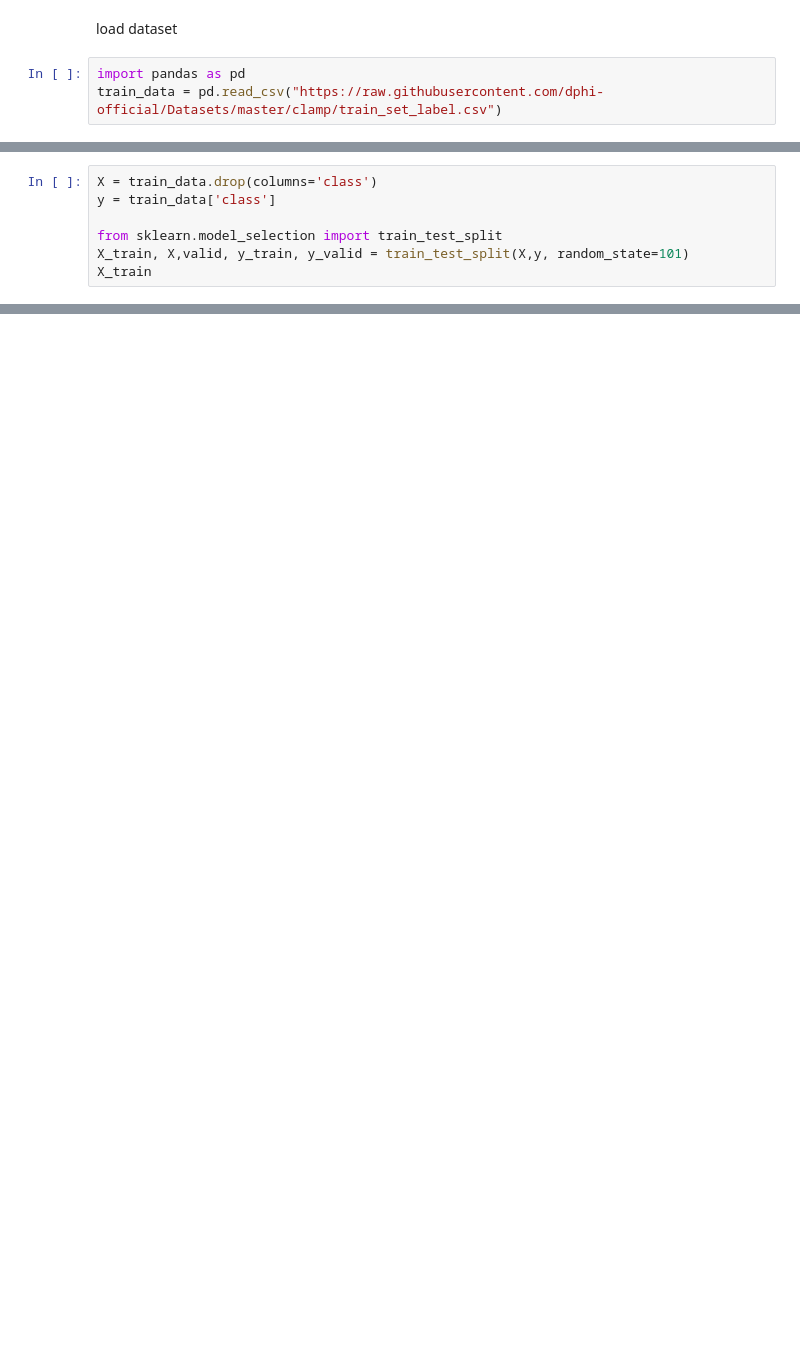
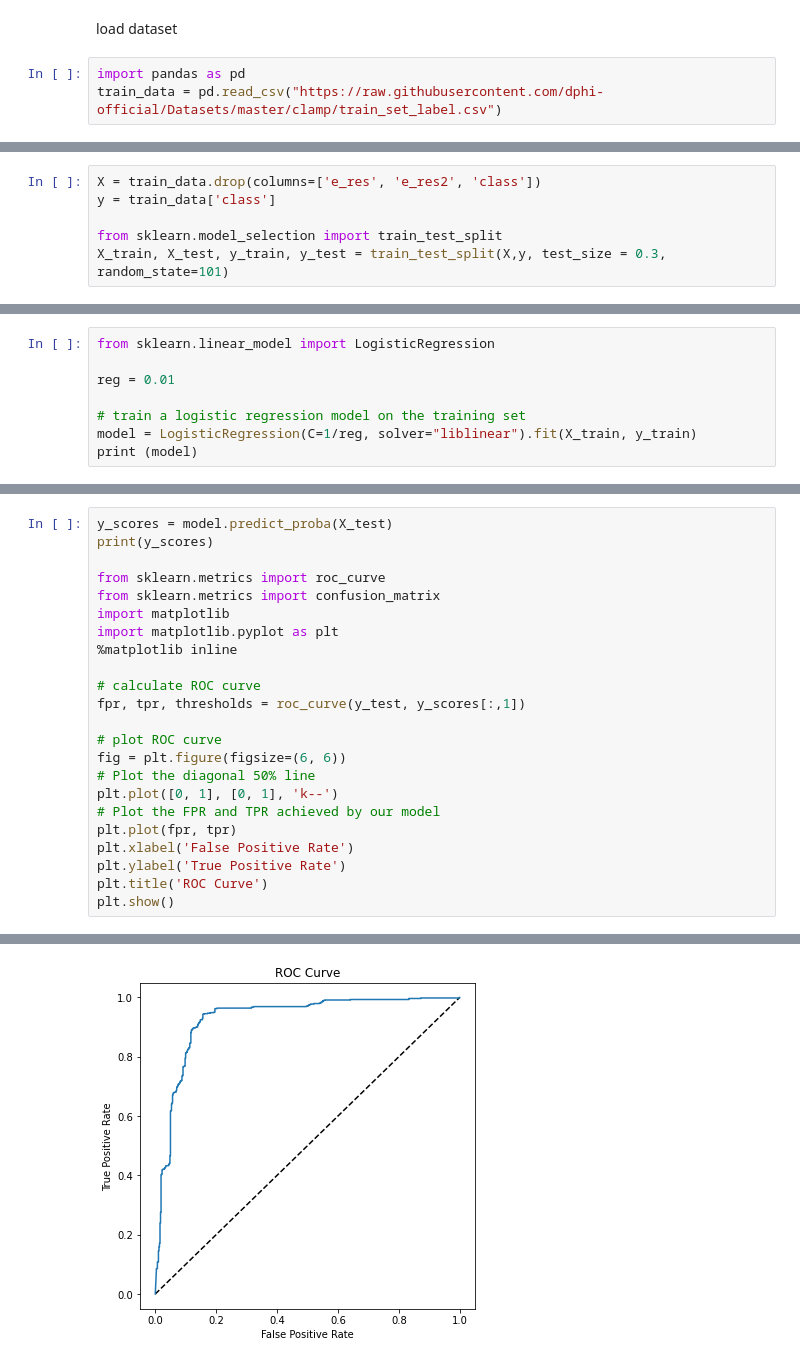
Before and after one commit to Azariagmt/data-science-notebooks, a Jupyter notebook: Classification_of_Malware_with_PE_headers.ipynb, the cells around one changed output, grey strips where cells are left out. Saved outputs shown, nothing was run; the diff lists cells and outputs as text; blank space fills up the shorter version.

```diff
--- a/Classification_of_Malware_with_PE_headers.ipynb
+++ b/Classification_of_Malware_with_PE_headers.ipynb
@@ -17,7 +41,6 @@ train_data.head()
 # %%
-X = train_data.drop(columns='class')
+X = train_data.drop(columns=['e_res', 'e_res2', 'class'])
 y = train_data['class']
 
 from sklearn.model_selection import train_test_split
-X_train, X,valid, y_train, y_valid = train_test_split(X,y, random_state=101)
-X_train
+X_train, X_test, y_train, y_test = train_test_split(X,y, test_size = 0.3, random_state=101)
@@ -25,0 +49,8 @@ ValueError: ignored
+# %%
+from sklearn.linear_model import LogisticRegression
+
+reg = 0.01
+
+# train a logistic regression model on the training set
+model = LogisticRegression(C=1/reg, solver="liblinear").fit(X_train, y_train)
+print (model)
@@ -25,0 +85,24 @@ ValueError: ignored
+# %%
+y_scores = model.predict_proba(X_test)
+print(y_scores)
+
+from sklearn.metrics import roc_curve
+from sklearn.metrics import confusion_matrix
+import matplotlib
+import matplotlib.pyplot as plt
+%matplotlib inline
+
+# calculate ROC curve
+fpr, tpr, thresholds = roc_curve(y_test, y_scores[:,1])
+
+# plot ROC curve
+fig = plt.figure(figsize=(6, 6))
+# Plot the diagonal 50% line
+plt.plot([0, 1], [0, 1], 'k--')
+# Plot the FPR and TPR achieved by our model
+plt.plot(fpr, tpr)
+plt.xlabel('False Positive Rate')
+plt.ylabel('True Positive Rate')
+plt.title('ROC Curve')
+plt.show()
+# %% [output]
@@ -25,0 +116 @@ ValueError: ignored
+[figure, added]
```
Also changed, not shown: parts of 11 cells of this notebook.
